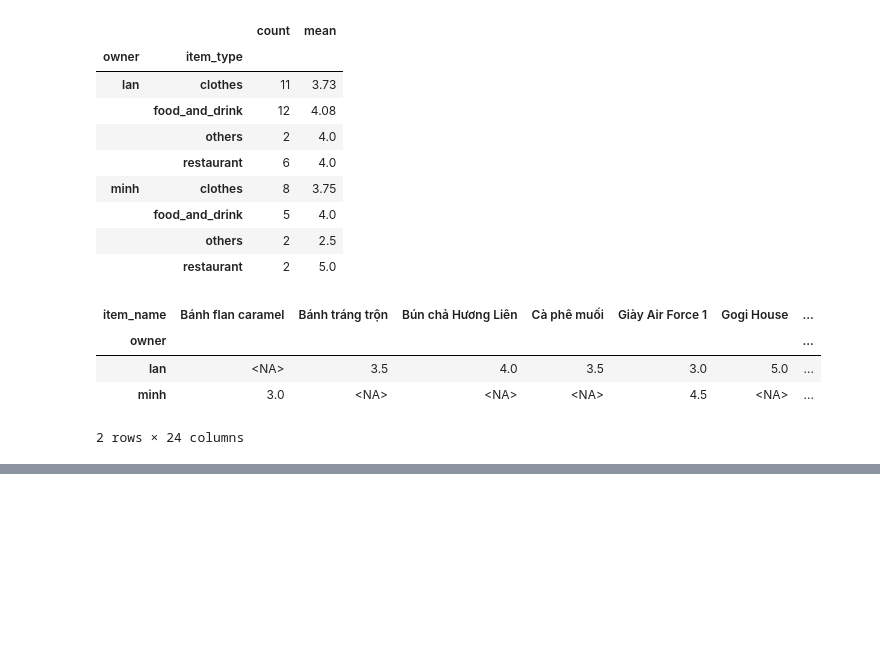
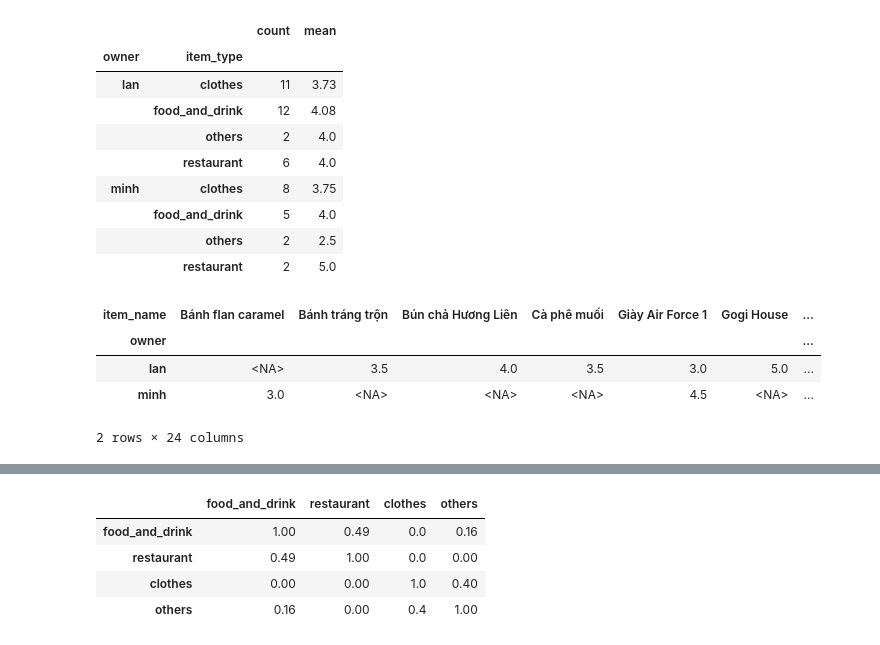
Before and after one commit to viettungvuong/EmIuMuaGi, a Jupyter notebook: ai-notebooks/recommend.ipynb, the cells around one changed output, grey strips where cells are left out. Cells and saved outputs as stored; diff of their text form; code cells hidden in the pictures; blank space fills up the shorter version.

```diff
--- a/ai-notebooks/recommend.ipynb
+++ b/ai-notebooks/recommend.ipynb
@@ -66,0 +163,22 @@ matrix
+# %%
+from sklearn.metrics.pairwise import cosine_similarity
+
+CATEGORY_DESCRIPTIONS = {
+    "food_and_drink": "Something to eat and drink: food and drinks such as milk tea, coffee, snacks, cakes and desserts.",
+    "restaurant": "Somewhere to eat and drink: a restaurant serving food and drinks such as noodles, hotpot, sushi and barbecue.",
+    "clothes": "Something to wear: clothes and fashion such as shirts, dresses, jeans, jackets, shoes and bags.",
+    "others": "Something else to buy: gifts and things such as cosmetics, electronics, books, decorations and accessories.",
+}
+UNRELATED = ("food_and_drink", "clothes")  # the pair that counts as 0
+
+categories = list(CATEGORY_DESCRIPTIONS)
+raw = cosine_similarity(embed(list(CATEGORY_DESCRIPTIONS.values()), "en"))
+floor = raw[categories.index(UNRELATED[0]), categories.index(UNRELATED[1])]
+type_similarity = pd.DataFrame(np.clip((raw - floor) / (1 - floor), 0, 1), index=categories, columns=categories)
+type_similarity.round(2)
+# %% [output]
+|  | food_and_drink | restaurant | clothes | others |
+| food_and_drink | 1.00 | 0.49 | 0.0 | 0.16 |
+| restaurant | 0.49 | 1.00 | 0.0 | 0.00 |
+| clothes | 0.00 | 0.00 | 1.0 | 0.40 |
+| others | 0.16 | 0.00 | 0.4 | 1.00 |
```
Also changed, not shown: parts of 10 cells of this notebook.
